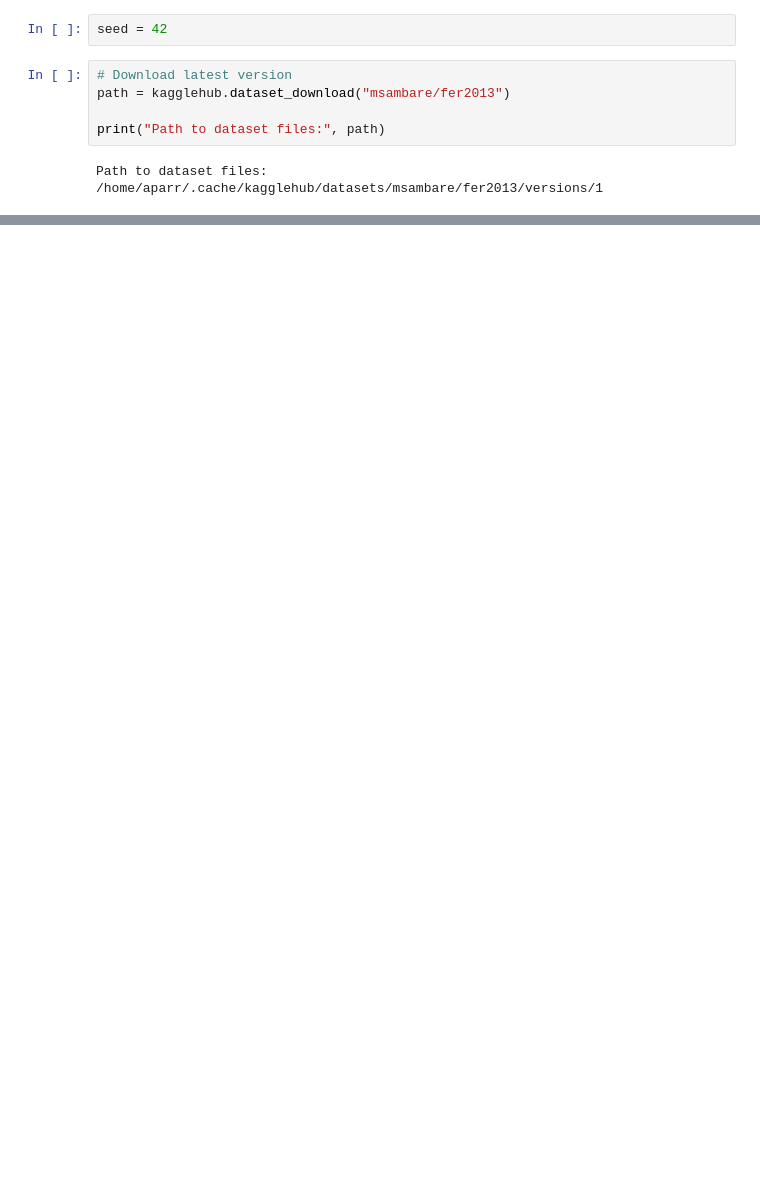
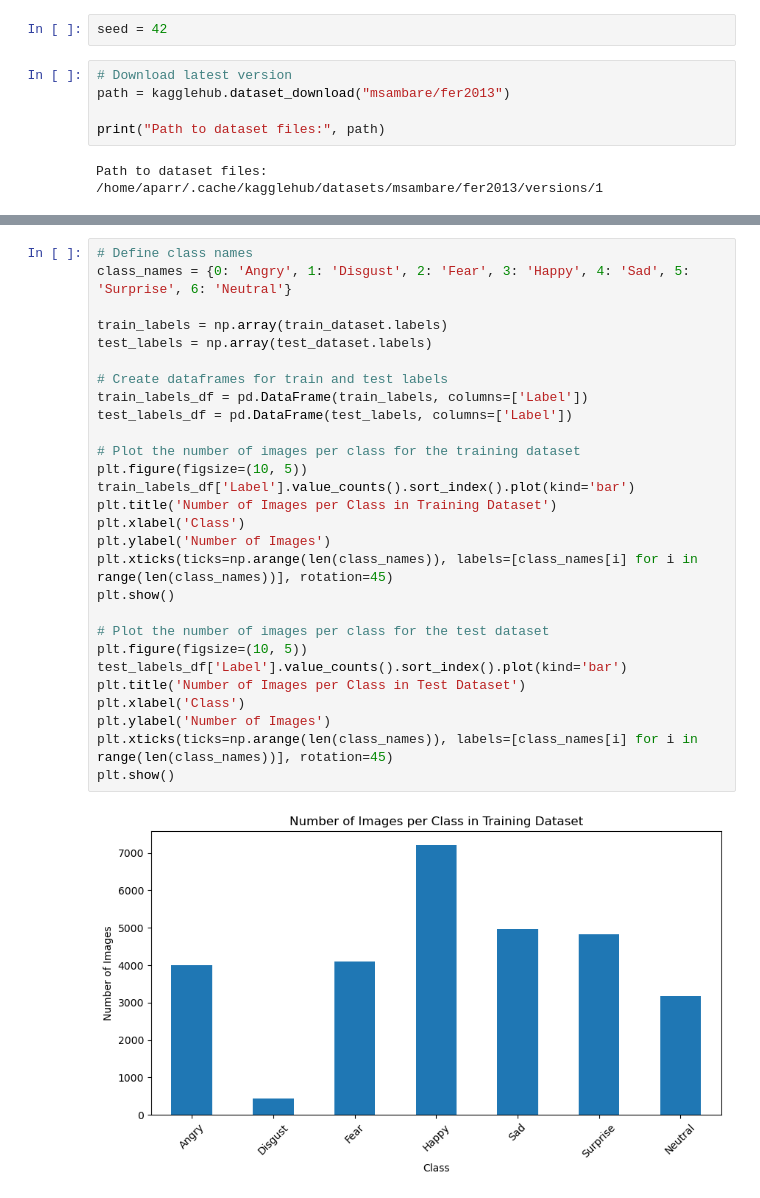
Before and after one commit to hoxxe-r/cais_winter_project, a Jupyter notebook: main.ipynb, the cells around one changed output, grey strips where cells are left out. Cells and saved outputs as stored; diff of their text form; blank space fills up the shorter version.

```diff
--- a/main.ipynb
+++ b/main.ipynb
@@ -60,0 +91,30 @@ Found 7178 files belonging to 7 classes.
+# %%
+# Define class names
+class_names = {0: 'Angry', 1: 'Disgust', 2: 'Fear', 3: 'Happy', 4: 'Sad', 5: 'Surprise', 6: 'Neutral'}
+
+train_labels = np.array(train_dataset.labels)
+test_labels = np.array(test_dataset.labels)
+
+# Create dataframes for train and test labels
+train_labels_df = pd.DataFrame(train_labels, columns=['Label'])
+test_labels_df = pd.DataFrame(test_labels, columns=['Label'])
+
+# Plot the number of images per class for the training dataset
+plt.figure(figsize=(10, 5))
+train_labels_df['Label'].value_counts().sort_index().plot(kind='bar')
+plt.title('Number of Images per Class in Training Dataset')
+plt.xlabel('Class')
+plt.ylabel('Number of Images')
+plt.xticks(ticks=np.arange(len(class_names)), labels=[class_names[i] for i in range(len(class_names))], rotation=45)
+plt.show()
+
+# Plot the number of images per class for the test dataset
+plt.figure(figsize=(10, 5))
+test_labels_df['Label'].value_counts().sort_index().plot(kind='bar')
+plt.title('Number of Images per Class in Test Dataset')
+plt.xlabel('Class')
+plt.ylabel('Number of Images')
+plt.xticks(ticks=np.arange(len(class_names)), labels=[class_names[i] for i in range(len(class_names))], rotation=45)
+plt.show()
+# %% [output]
+[figure, added]
```
Also changed, not shown: parts of 8 cells of this notebook, 11 other files.
